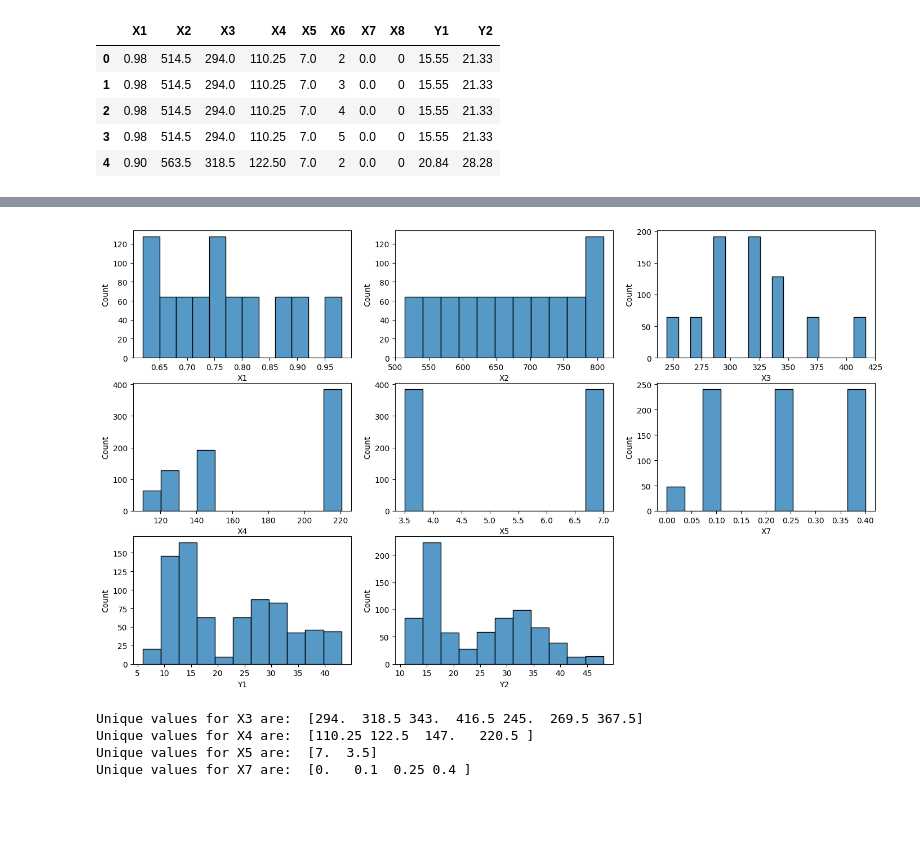
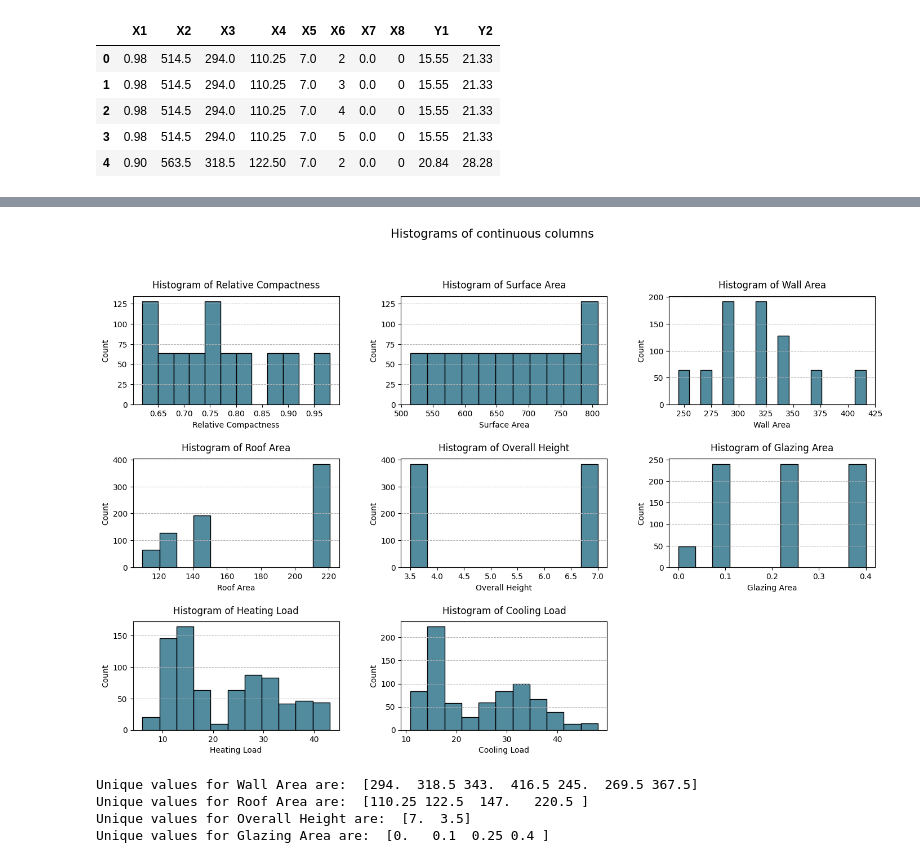
Before and after one commit to dalimvc/Regression-Models, a Jupyter notebook: 24-AS1-b21dalmi.ipynb, the cells around one changed output, grey strips where cells are left out. Cells and saved outputs as stored; diff of their text form; code cells hidden in the pictures; blank space fills up the shorter version.

```diff
--- a/24-AS1-b21dalmi.ipynb
+++ b/24-AS1-b21dalmi.ipynb
@@ -75,22 +95,33 @@ df.describe()
-# %%
-figure, axs = plt.subplots(3, 3, figsize=(17, 10))
-axs = axs.flatten()
-
-continous_coulms = ['X1', 'X2', 'X3', 'X4', 'X5', 'X7', 'Y1', 'Y2']
-
-for i, col in enumerate(continous_coulms):
-    sns.histplot(df[col], ax=axs[i])
-
-axs[8].set_visible(False)
-# %% [output]
-[figure, removed]
+# %%
+#plotting multiple plots (histograms) for continuous columns
+figure, axs = plt.subplots(3, 3, figsize=(17, 10)) # initializing plot
+axs = axs.flatten() #fllattening the plot
+
+#columns that will be shown
+continous_coulms = ['Relative_Compactness', 'Surface_Area', 'Wall_Area', 'Roof_Area', 'Overall_Height', 'Glazing_Area', 'Heating_Load', 'Cooling_Load']
+
+#lloping through continuous columns and ploting them on a histogram
+for i, col in enumerate(continous_coulms):
+    sns.histplot(df[col], ax=axs[i], color=my_colors[0])
+    axs[i].set_title("Histogram of " + col.replace("_", " "), pad=10)
+    axs[i].grid(True, which='both', axis='y', linestyle='--', linewidth=0.7)
+    axs[i].set_ylabel('Count')
+    axs[i].set_xlabel(col.replace("_", " "))
+
+plt.suptitle("Histograms of continuous columns", fontsize=15, y=1.0)
+plt.subplots_adjust(hspace=0.5, wspace=0.3)
+axs[8].set_visible(False)
+# %% [output]
+[figure, added]
 # %%
-print('Unique values for X3 are: ', df['X3'].unique())
-print('Unique values for X4 are: ',df['X4'].unique())
-print('Unique values for X5 are: ',df['X5'].unique())
-print('Unique values for X7 are: ',df['X7'].unique())
+#some columns look "suspicious"-they should be continuous but they seam to have only few different values
+#printing their unique values for better understanding
+print('Unique values for Wall Area are: ', df['Wall_Area'].unique())
+print('Unique values for Roof Area are: ',df['Roof_Area'].unique())
+print('Unique values for Overall Height are: ',df['Overall_Height'].unique())
+print('Unique values for Glazing Area are: ',df['Glazing_Area'].unique())
 # %% [output]
-Unique values for X3 are:  [294.  318.5 343.  416.5 245.  269.5 367.5]
-Unique values for X4 are:  [110.25 122.5  147.   220.5 ]
-Unique values for X5 are:  [7.  3.5]
-Unique values for X7 are:  [0.   0.1  0.25 0.4 ]
+Unique values for Wall Area are:  [294.  318.5 343.  416.5 245.  269.5 367.5]
+Unique values for Roof Area are:  [110.25 122.5  147.   220.5 ]
+Unique values for Overall Height are:  [7.  3.5]
+Unique values for Glazing Area are:  [0.   0.1  0.25 0.4 ]
```
Also changed, not shown: parts of 19 cells of this notebook.
